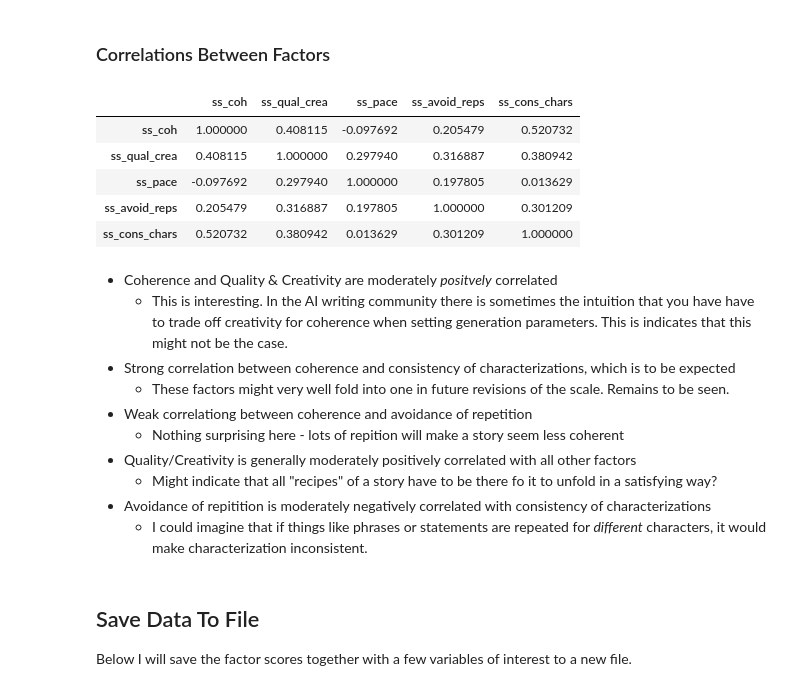
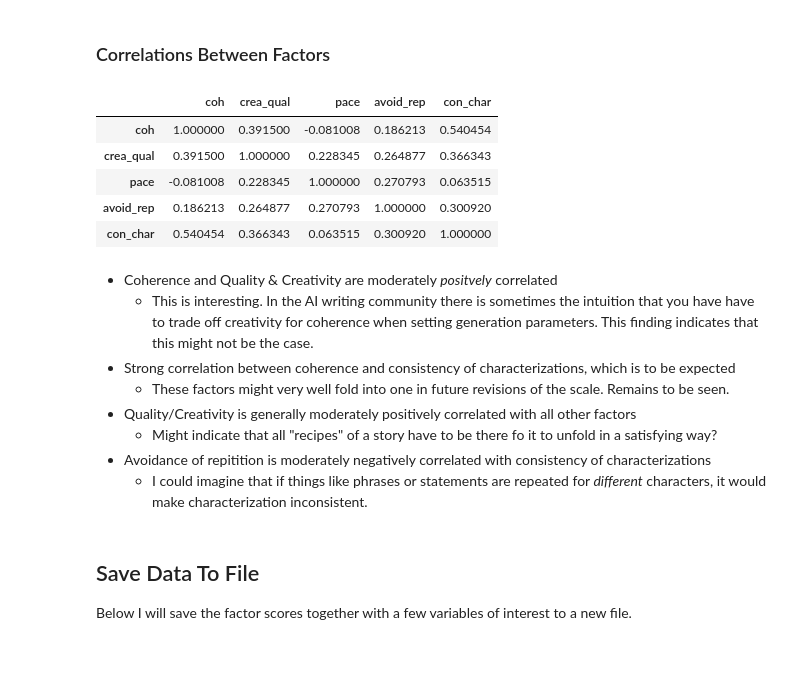
Before and after one commit to MWiechmann/ai_story_scale, a Jupyter notebook: study1_scale_construction/step_2_scale_construction_efa.ipynb, the cells around one changed output. Saved outputs shown, nothing was run; the diff lists cells and outputs as text; code cells hidden in the pictures; blank space fills up the shorter version.

```diff
--- a/study1_scale_construction/step_2_scale_construction_efa.ipynb
+++ b/study1_scale_construction/step_2_scale_construction_efa.ipynb
@@ -468,8 +769,8 @@ Factor 2 and 5 only have 2 or one item, which is a bit meager. But let's have a
 # %%
 # Create reversed items in the dataframe where necessary
 # Also create a dictonary with a list of items per factor
-aiss, items_per_fac_6 = efa_utils.rev_items_and_return(aiss, efa_6, items_6)
+aiss, items_per_fac_5 = efa_utils.rev_items_and_return(aiss, efa_5, items_5)
 
 # Give out internal reliability estimates for factors
-efa_utils.factor_int_reliability(aiss, items_per_fac_6)
+efa_utils.factor_int_reliability(aiss, items_per_fac_5, return_results=False)
 # %% [output]
@@ -1200,7 +1175,0 @@ Interpretation of the factors according to principal items is as follows:
-# %%
-# Create reversed items in the dataframe where necessary
-# Also create a dictonary with a list of items per factor
-aiss, items_per_fac_4 = efa_utils.rev_items_and_return(aiss, efa_4, items_4)
-
-# Give out internal reliability estimates for factors
-efa_utils.factor_int_reliability(aiss, items_per_fac_4)
@@ -1350,8 +1175,0 @@ Order of the factors has changed slightly, but the interpretation remains the sa
-# %%
-# Create reversed items in the dataframe where necessary
-# Also create a dictonary with a list of items per factor
-aiss, items_per_fac_4_2 = efa_utils.rev_items_and_return(
-    aiss, efa_4_2, items_4_2)
-
-# Give out internal reliability estimates for factors
-efa_utils.factor_int_reliability(aiss, items_per_fac_4_2)
@@ -1425,12 +1470,11 @@ aiss[["ss_fac1", "ss_fac2", "ss_fac3", "ss_fac4", "ss_fac5",
 # %%
 # Rename factors that are already in a positive direction
-aiss.rename(columns={"ss_fac1": "ss_coh", "ss_fac5": "ss_qual_crea"}, inplace=True)
+aiss.rename(columns={"ss_fac1": "coh", "ss_fac3": "crea_qual"}, inplace=True)
 
 # Reverse the other factor scores so that all factors have a positive direction
-aiss["ss_pace"] = aiss["ss_fac2"]*-1
-aiss["ss_avoid_reps"] = aiss["ss_fac3"]*-1
-aiss["ss_cons_chars"] = aiss["ss_fac4"]*-1
+aiss["avoid_rep"] = aiss["ss_fac2"]*-1
+aiss["pace"] = aiss["ss_fac4"]*-1
+aiss["con_char"] = aiss["ss_fac5"]*-1
 
 # Drop old factor scores that have been reversed
-aiss.drop(["ss_fac2", "ss_fac3", "ss_fac4"], axis=1, inplace=True)
-aiss
+aiss.drop(["ss_fac2", "ss_fac4", "ss_fac5"], axis=1, inplace=True)
@@ -1500,21 +1530,19 @@ Roughly normally distributed, should be well-suited for further analysis.
 # %% [markdown]
 ### Correlations Between Factors
 # %%
-aiss[["ss_coh", "ss_qual_crea", "ss_pace", "ss_avoid_reps", "ss_cons_chars"]].corr()
+aiss[["coh", "crea_qual", "pace", "avoid_rep", "con_char"]].corr()
 # %% [output]
-|  | ss_coh | ss_qual_crea | ss_pace | ss_avoid_reps | ss_cons_chars |
-| ss_coh | 1.000000 | 0.408115 | -0.097692 | 0.205479 | 0.520732 |
-| ss_qual_crea | 0.408115 | 1.000000 | 0.297940 | 0.316887 | 0.380942 |
-| ss_pace | -0.097692 | 0.297940 | 1.000000 | 0.197805 | 0.013629 |
-| ss_avoid_reps | 0.205479 | 0.316887 | 0.197805 | 1.000000 | 0.301209 |
-| ss_cons_chars | 0.520732 | 0.380942 | 0.013629 | 0.301209 | 1.000000 |
+|  | coh | crea_qual | pace | avoid_rep | con_char |
+| coh | 1.000000 | 0.391500 | -0.081008 | 0.186213 | 0.540454 |
+| crea_qual | 0.391500 | 1.000000 | 0.228345 | 0.264877 | 0.366343 |
+| pace | -0.081008 | 0.228345 | 1.000000 | 0.270793 | 0.063515 |
+| avoid_rep | 0.186213 | 0.264877 | 0.270793 | 1.000000 | 0.300920 |
+| con_char | 0.540454 | 0.366343 | 0.063515 | 0.300920 | 1.000000 |
 # %% [markdown]
 * Coherence and Quality & Creativity are moderately _positvely_ correlated
-  * This is interesting. In the AI writing community there is sometimes the intuition that you have have to trade off creativity for coherence when setting generation parameters. This is indicates that this might not be the case.
+  * This is interesting. In the AI writing community there is sometimes the intuition that you have have to trade off creativity for coherence when setting generation parameters. This finding indicates that this might not be the case.
 * Strong correlation between coherence and consistency of characterizations, which is to be expected
   * These factors might very well fold into one in future revisions of the scale. Remains to be seen.
-* Weak correlationg between coherence and avoidance of repetition
-  * Nothing surprising here - lots of repition will make a story seem less coherent
 * Quality/Creativity is generally moderately positively correlated with all other factors
   * Might indicate that all "recipes" of a story have to be there fo it to unfold in a satisfying way?
 * Avoidance of repitition is moderately negatively correlated with consistency of characterizations
```
Also changed, not shown: parts of 117 cells of this notebook, 7 other files.
